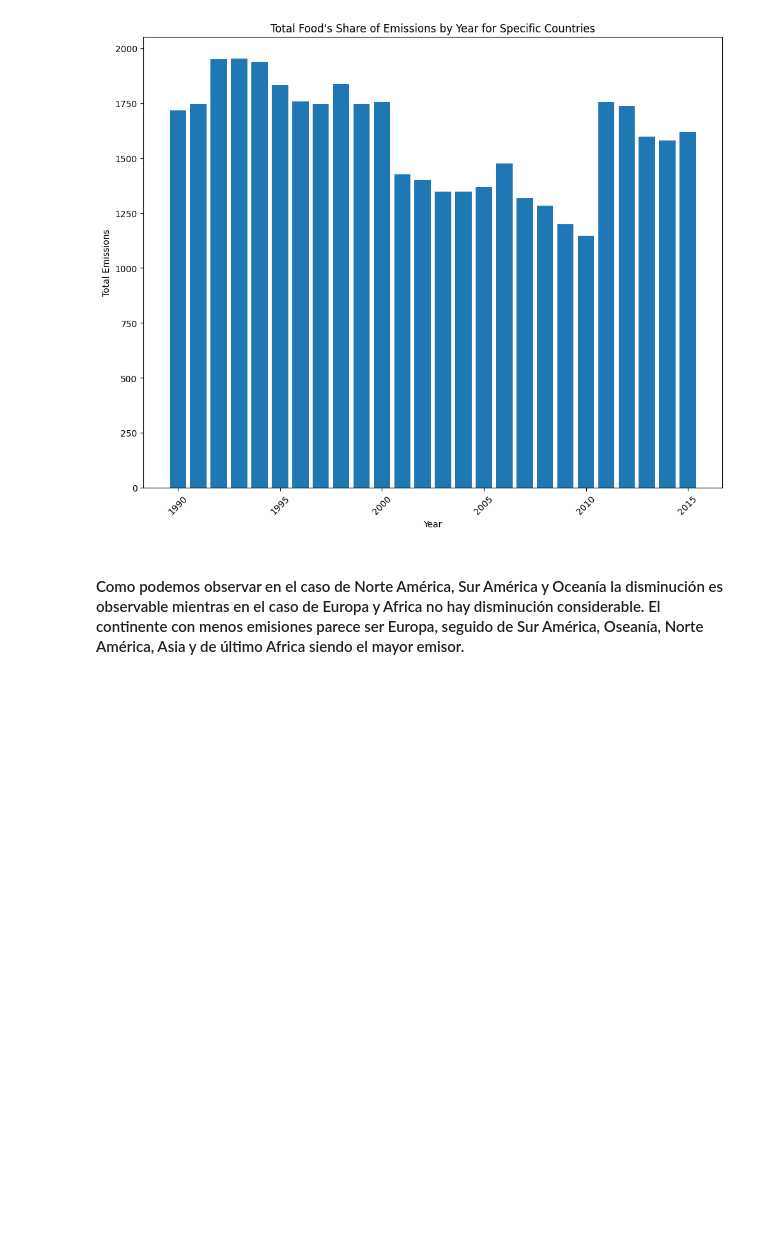
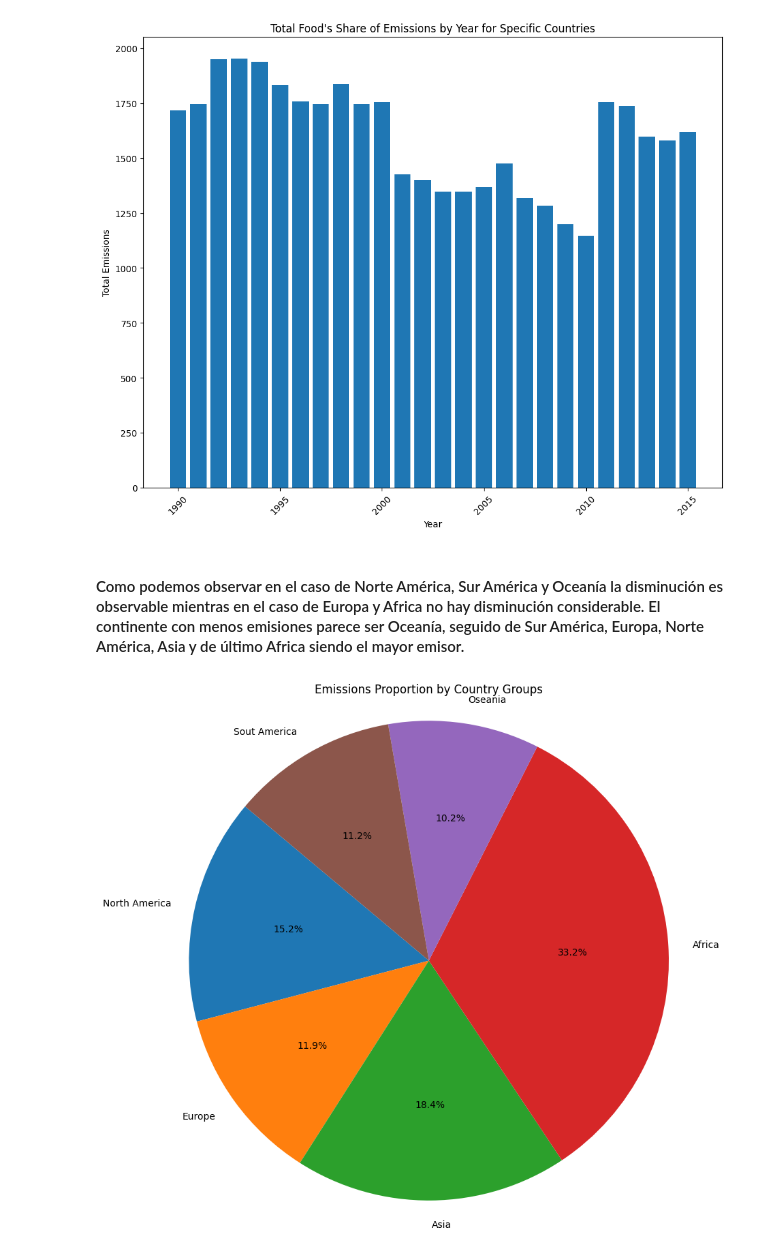
Before and after one commit to LPELCRACK896/DS_lab9, a Jupyter notebook: emissions.ipynb, the cells around one changed output. Saved outputs shown, nothing was run; the diff lists cells and outputs as text; code cells hidden in the pictures; blank space fills up the shorter version.

```diff
--- a/emissions.ipynb
+++ b/emissions.ipynb
@@ -224,4 +224,39 @@ plot_emissions_by_year(df_filtered, NORTH_AMERICA)
 # %% [output]
 [figure]
 # %% [markdown]
-#### Como podemos observar en el caso de Norte América, Sur América y Oceanía la disminución es observable mientras en el caso de Europa y Africa no hay disminución considerable. El continente con menos emisiones parece ser Europa, seguido de Sur América, Oseanía, Norte América, Asia y de último Africa siendo el mayor emisor.
+#### Como podemos observar en el caso de Norte América, Sur América y Oceanía la disminución es observable mientras en el caso de Europa y Africa no hay disminución considerable. El continente con menos emisiones parece ser Oceanía, seguido de Sur América, Europa, Norte América, Asia y de último Africa siendo el mayor emisor.
+# %%
+import matplotlib.pyplot as plt
+
+def plot_emissions_pie_chart(df, country_groups_dict, figsize=(10, 10)):
+
+    # Initialize a dictionary to store total emissions for each group
+    group_emissions_totals = {}
+
+    # Calculate total emissions for each group
+    for group_name, countries in country_groups_dict.items():
+        total_emissions = df[df['Entity'].isin(countries)]["Food's share of total emissions (incl. LULUFC)"].sum()
+        group_emissions_totals[group_name] = total_emissions
+
+    # Create the pie chart
+    plt.figure(figsize=figsize)
+    plt.pie(group_emissions_totals.values(), labels=group_emissions_totals.keys(), autopct='%1.1f%%', startangle=140)
+
+    plt.title("Emissions Proportion by Country Groups")
+    plt.axis('equal')  # Equal aspect ratio ensures that pie is drawn as a circle.
+
+    # Show the chart
+    plt.show()
+
+country_groups_dict = {
+    'North America': NORTH_AMERICA,
+    'Europe': EUROPE,
+    'Asia': ASIA,
+    'Africa': AFRICA,
+    'Oseania': OCEANIA,
+    'Sout America': SOUTH_AMERICA
+}
+
+plot_emissions_pie_chart(df_filtered, country_groups_dict)
+# %% [output]
+[figure, added]
```
